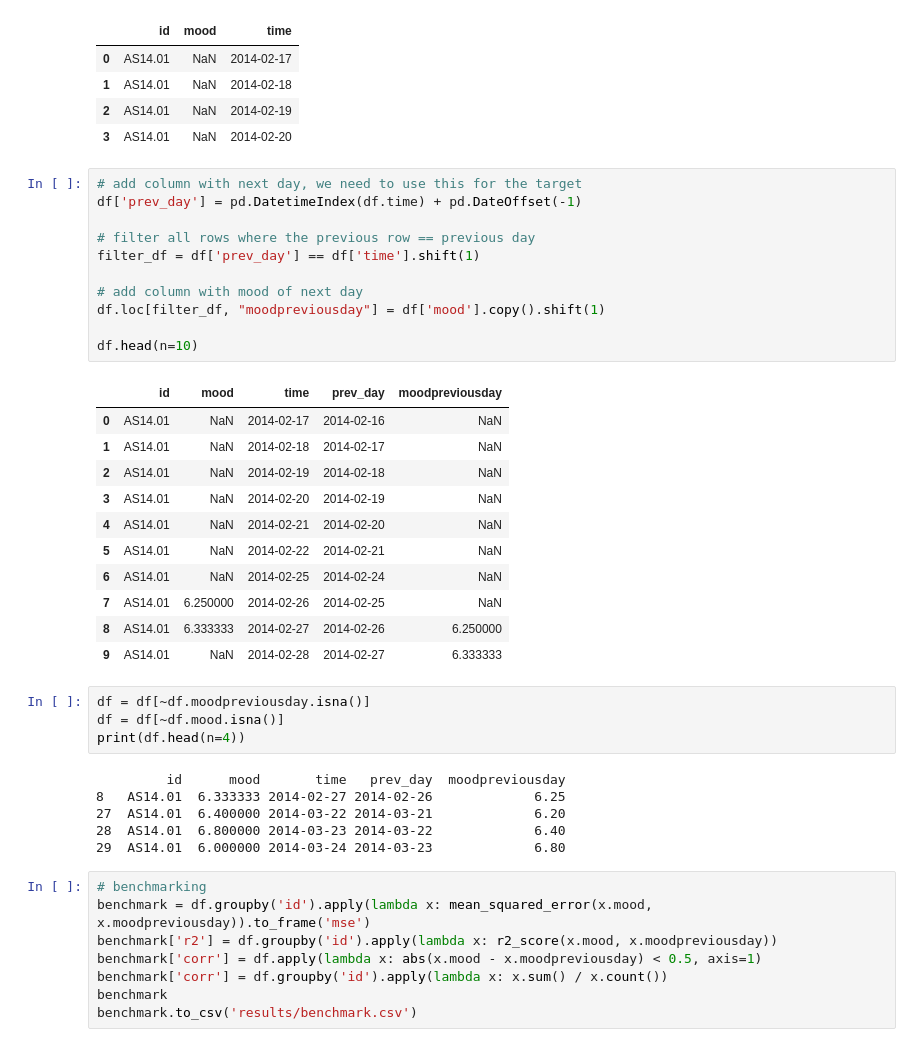
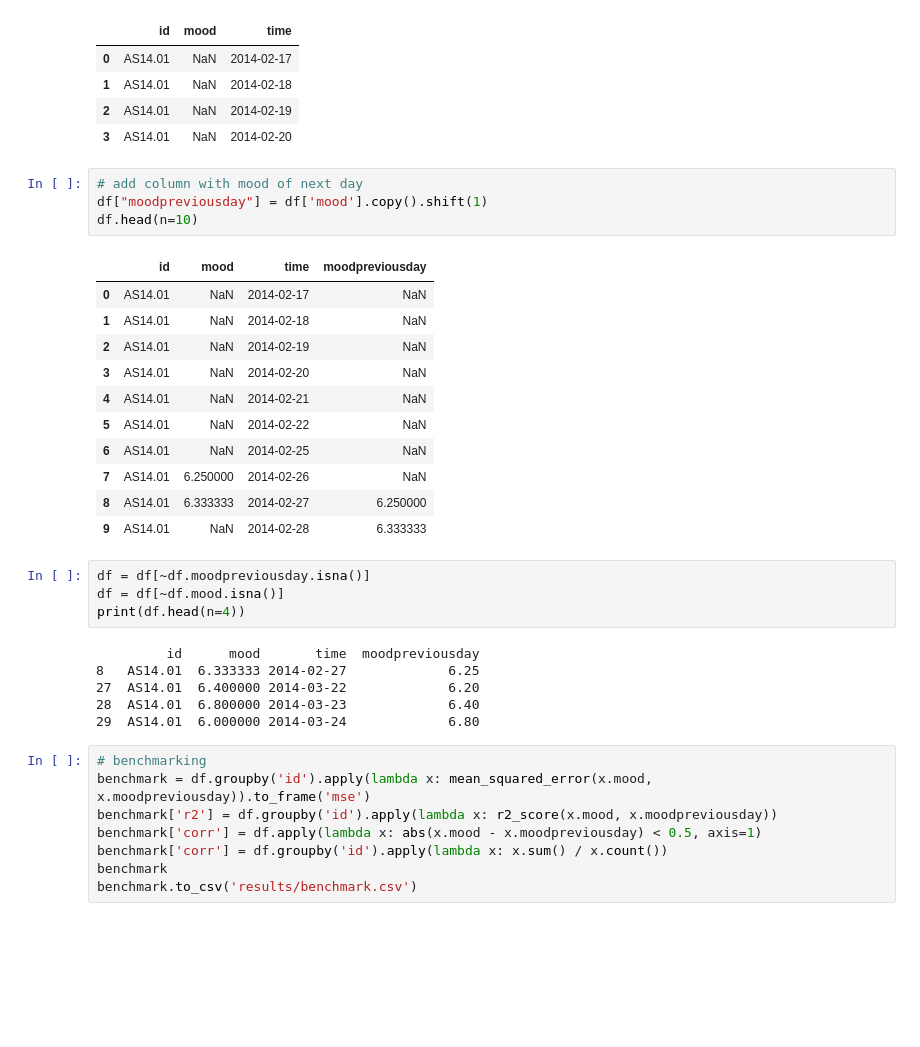
Before and after one commit to susymaijer/DMT, a Jupyter notebook: Benchmark.ipynb, the cells around one changed output. Cells and saved outputs as stored; diff of their text form; blank space fills up the shorter version.

```diff
--- a/Benchmark.ipynb
+++ b/Benchmark.ipynb
@@ -17,38 +17,31 @@ df.head(n=4)
 | 2 | AS14.01 | NaN | 2014-02-19 |
 | 3 | AS14.01 | NaN | 2014-02-20 |
 # %%
-# add column with next day, we need to use this for the target
-df['prev_day'] = pd.DatetimeIndex(df.time) + pd.DateOffset(-1)
-
-# filter all rows where the previous row == previous day
-filter_df = df['prev_day'] == df['time'].shift(1)
-
 # add column with mood of next day
-df.loc[filter_df, "moodpreviousday"] = df['mood'].copy().shift(1)
-
+df["moodpreviousday"] = df['mood'].copy().shift(1)
 df.head(n=10)
 # %% [output]
-|  | id | mood | time | prev_day | moodpreviousday |
-| 0 | AS14.01 | NaN | 2014-02-17 | 2014-02-16 | NaN |
-| 1 | AS14.01 | NaN | 2014-02-18 | 2014-02-17 | NaN |
-| 2 | AS14.01 | NaN | 2014-02-19 | 2014-02-18 | NaN |
-| 3 | AS14.01 | NaN | 2014-02-20 | 2014-02-19 | NaN |
-| 4 | AS14.01 | NaN | 2014-02-21 | 2014-02-20 | NaN |
-| 5 | AS14.01 | NaN | 2014-02-22 | 2014-02-21 | NaN |
-| 6 | AS14.01 | NaN | 2014-02-25 | 2014-02-24 | NaN |
-| 7 | AS14.01 | 6.250000 | 2014-02-26 | 2014-02-25 | NaN |
-| 8 | AS14.01 | 6.333333 | 2014-02-27 | 2014-02-26 | 6.250000 |
-| 9 | AS14.01 | NaN | 2014-02-28 | 2014-02-27 | 6.333333 |
+|  | id | mood | time | moodpreviousday |
+| 0 | AS14.01 | NaN | 2014-02-17 | NaN |
+| 1 | AS14.01 | NaN | 2014-02-18 | NaN |
+| 2 | AS14.01 | NaN | 2014-02-19 | NaN |
+| 3 | AS14.01 | NaN | 2014-02-20 | NaN |
+| 4 | AS14.01 | NaN | 2014-02-21 | NaN |
+| 5 | AS14.01 | NaN | 2014-02-22 | NaN |
+| 6 | AS14.01 | NaN | 2014-02-25 | NaN |
+| 7 | AS14.01 | 6.250000 | 2014-02-26 | NaN |
+| 8 | AS14.01 | 6.333333 | 2014-02-27 | 6.250000 |
+| 9 | AS14.01 | NaN | 2014-02-28 | 6.333333 |
 # %%
 df = df[~df.moodpreviousday.isna()]
 df = df[~df.mood.isna()]
 print(df.head(n=4))
 # %% [output]
-         id      mood       time   prev_day  moodpreviousday
-8   AS14.01  6.333333 2014-02-27 2014-02-26             6.25
-27  AS14.01  6.400000 2014-03-22 2014-03-21             6.20
-28  AS14.01  6.800000 2014-03-23 2014-03-22             6.40
-29  AS14.01  6.000000 2014-03-24 2014-03-23             6.80
+         id      mood       time  moodpreviousday
+8   AS14.01  6.333333 2014-02-27             6.25
+27  AS14.01  6.400000 2014-03-22             6.20
+28  AS14.01  6.800000 2014-03-23             6.40
+29  AS14.01  6.000000 2014-03-24             6.80
 # %%
 # benchmarking
 benchmark = df.groupby('id').apply(lambda x: mean_squared_error(x.mood, x.moodpreviousday)).to_frame('mse')
```
Also changed, not shown: 9 other files.
